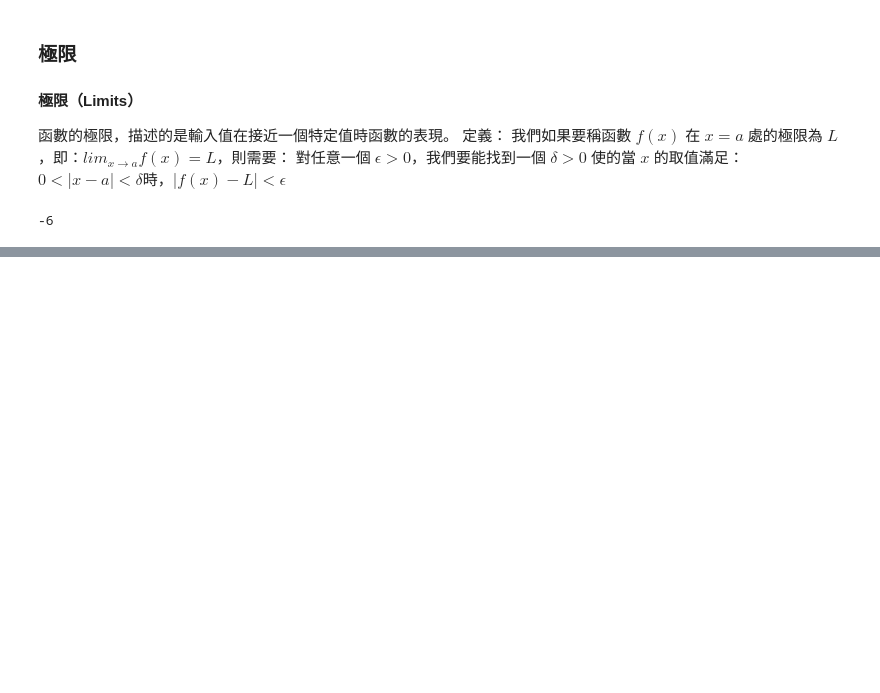
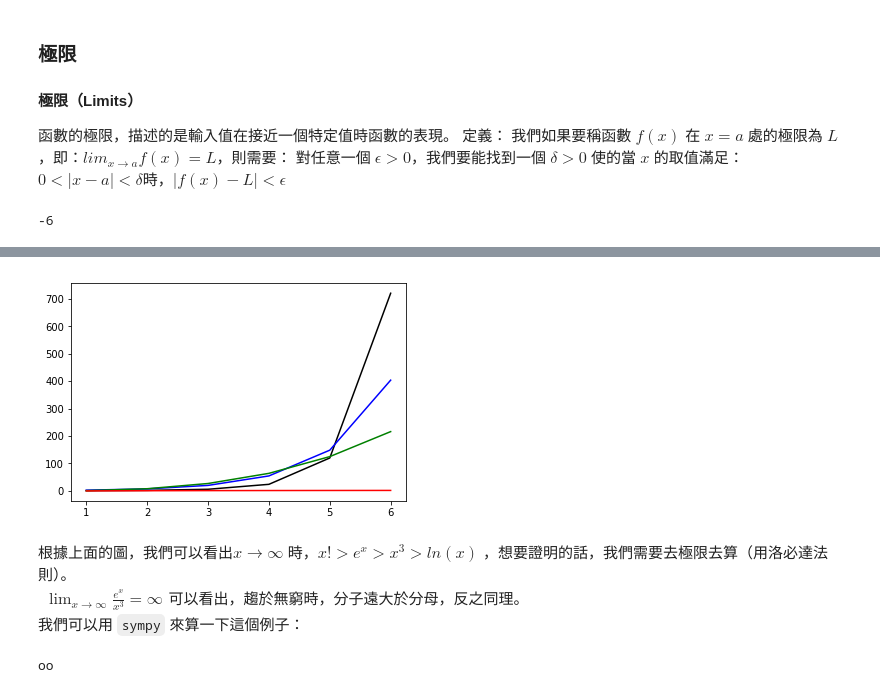
Before and after one commit to TerenceLiu98/Undergraduate-in-Statistics, a Jupyter notebook: Use PY in Calculus.ipynb, the cells around one changed output, grey strips where cells are left out. Cells and saved outputs as stored; diff of their text form; code cells hidden in the pictures; blank space fills up the shorter version.

```diff
--- a/Use PY in Calculus.ipynb
+++ b/Use PY in Calculus.ipynb
@@ -352,0 +367,26 @@ $\begin{align*} lim_{x\rightarrow 0}\frac{sin(X)}{x} &= lim_{x\rightarrow 0} \fr
+# %%
+import numpy as np
+import matplotlib.pyplot as plt
+m= range(1,7)
+fac = [np.math.factorial(i) for i in m] #fac means factorial#
+exponential = [np.e**i for i in m]
+polynomial = [i**3 for i in m]
+logarithimic = [np.log(i) for i in m]
+
+plt.plot(m,fac,'black',m,exponential,'blue',m,polynomial,'green',m,logarithimic,'red')
+plt.show()
+# %% [output]
+[figure, added]
+# %% [markdown]
+根據上面的圖，我們可以看出$x \rightarrow \infty$ 時，$x! > e^x > x^3 > ln(x)$ ，想要證明的話，我們需要去極限去算（用洛必達法則）。<br>
+$\begin{align*}\lim_{x\rightarrow \infty}\frac{e^x}{x^3} = \infty \end{align*}$ 可以看出，趨於無窮時，分子遠大於分母，反之同理。<br>
+我們可以用 `sympy` 來算一下這個例子：
+# %%
+import sympy
+import numpy as np
+x = sympy.Symbol('x',real = True)
+f = lambda x: np.e**x/x**3
+y = f(x)
+print(y.limit(x,oo))
+# %% [output]
+oo
```
Also changed, not shown: parts of 4 cells of this notebook.
